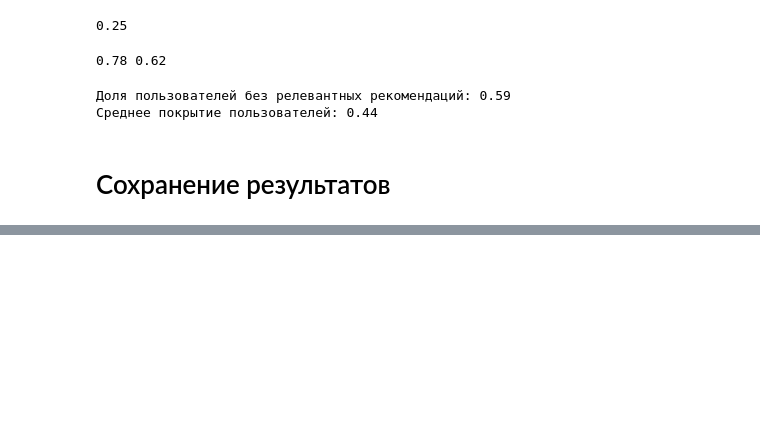
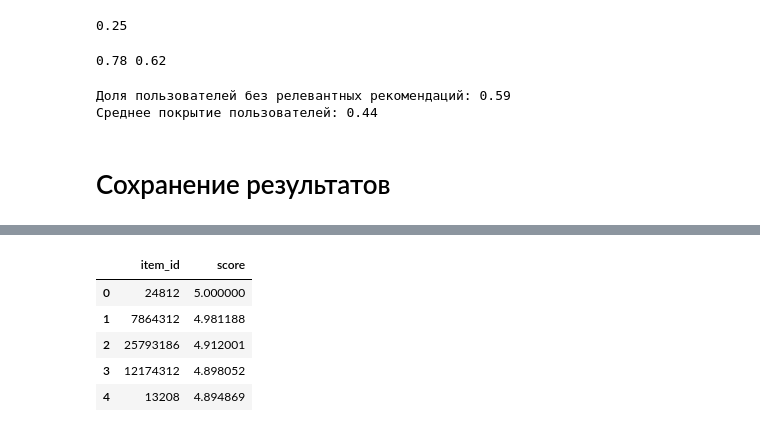
Before and after one commit to RumKam/mle-recsys-start, a Jupyter notebook: preprocessing.ipynb, the cells around one changed output, grey strips where cells are left out. Drawn from its saved outputs; the diff is of its cells as text; code cells hidden in the pictures; blank space fills up the shorter version.

```diff
--- a/preprocessing.ipynb
+++ b/preprocessing.ipynb
@@ -357,0 +427,16 @@ events.to_parquet("events.par")
+# %%
+train_test_global_time_split_date = pd.to_datetime("2017-08-01").date()
+
+train_test_global_time_split_idx = new_events["started_at"] < train_test_global_time_split_date
+new_events_train = new_events[train_test_global_time_split_idx]
+new_events_test = new_events[~train_test_global_time_split_idx]
+# %%
+reader = Reader(rating_scale=(1, 5))
+surprise_train_set = Dataset.load_from_df(new_events_train[['user_id', 'item_id', 'rating']], reader)
+surprise_train_set = surprise_train_set.build_full_trainset()
+
+# инициализируем модель
+svd_model = SVD(n_factors=100, random_state=0)
+
+# обучаем модель
+svd_model.fit(surprise_train_set)
@@ -357,0 +494,9 @@ events.to_parquet("events.par")
+# %%
+get_recommendations_svd(1296647, items, events_train, svd_model)
+# %% [output]
+|  | item_id | score |
+| 0 | 24812 | 5.000000 |
+| 1 | 7864312 | 4.981188 |
+| 2 | 25793186 | 4.912001 |
+| 3 | 12174312 | 4.898052 |
+| 4 | 13208 | 4.894869 |
```
Also changed, not shown: parts of 19 cells of this notebook.
